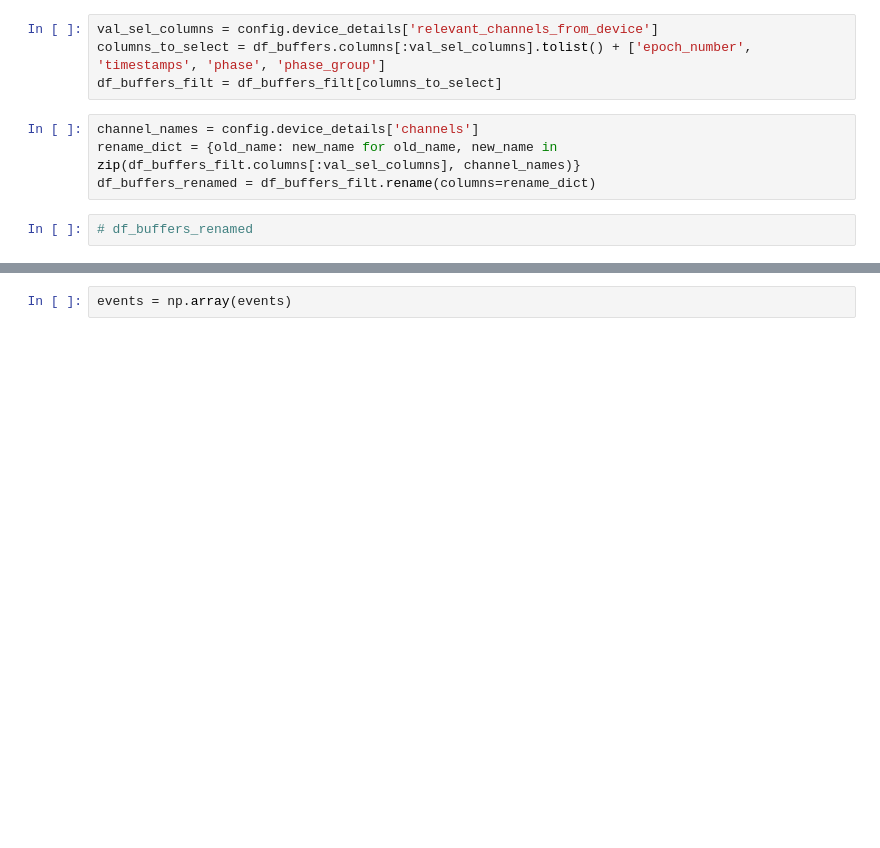
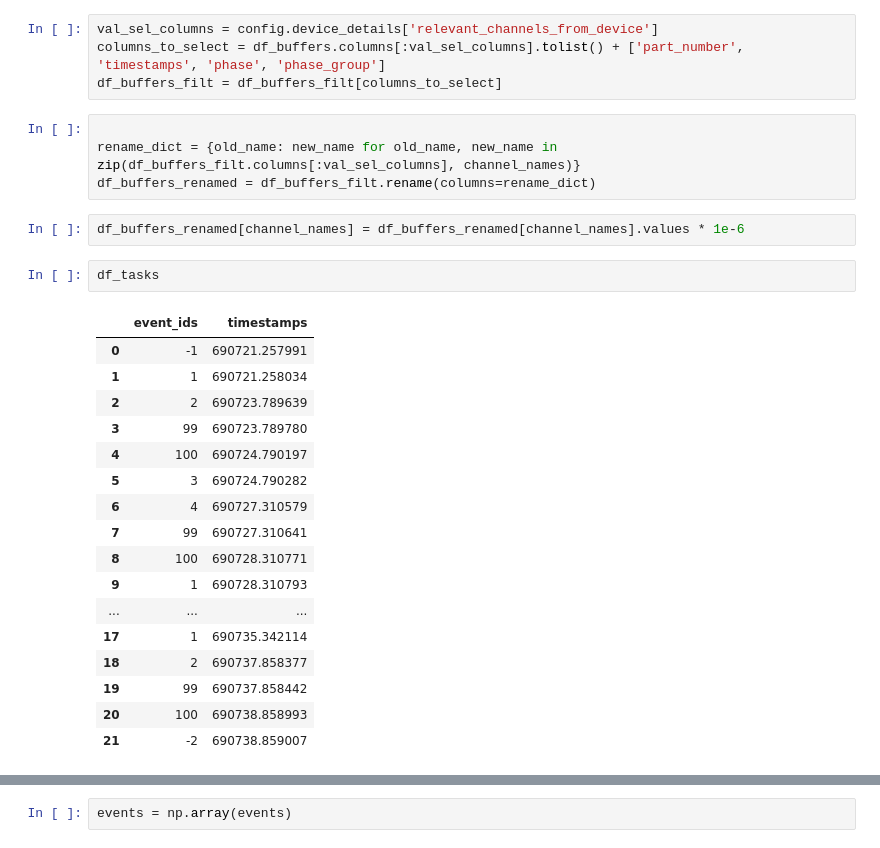
Before and after one commit to cosmicdonut1/NEvol-project, a Jupyter notebook: epoching_logic.ipynb, the cells around one changed output, grey strips where cells are left out. Saved outputs shown, nothing was run; the diff lists cells and outputs as text; blank space fills up the shorter version.

```diff
--- a/epoching_logic.ipynb
+++ b/epoching_logic.ipynb
@@ -139,10 +385,30 @@ df_phase_map = df_buffers_filt[['phase_group', 'phase']].drop_duplicates()
 # %%
 val_sel_columns = config.device_details['relevant_channels_from_device']
-columns_to_select = df_buffers.columns[:val_sel_columns].tolist() + ['epoch_number', 'timestamps', 'phase', 'phase_group']
+columns_to_select = df_buffers.columns[:val_sel_columns].tolist() + ['part_number', 'timestamps', 'phase', 'phase_group']
 df_buffers_filt = df_buffers_filt[columns_to_select]
 # %%
-channel_names = config.device_details['channels']
+
 rename_dict = {old_name: new_name for old_name, new_name in zip(df_buffers_filt.columns[:val_sel_columns], channel_names)}
 df_buffers_renamed = df_buffers_filt.rename(columns=rename_dict)
-# %%
-# df_buffers_renamed
+# %%
+df_buffers_renamed[channel_names] = df_buffers_renamed[channel_names].values * 1e-6
+# %%
+df_tasks
+# %% [output]
+|  | event_ids | timestamps |
+| 0 | -1 | 690721.257991 |
+| 1 | 1 | 690721.258034 |
+| 2 | 2 | 690723.789639 |
+| 3 | 99 | 690723.789780 |
+| 4 | 100 | 690724.790197 |
+| 5 | 3 | 690724.790282 |
+| 6 | 4 | 690727.310579 |
+| 7 | 99 | 690727.310641 |
+| 8 | 100 | 690728.310771 |
+| 9 | 1 | 690728.310793 |
+| ... | ... | ... |
+| 17 | 1 | 690735.342114 |
+| 18 | 2 | 690737.858377 |
+| 19 | 99 | 690737.858442 |
+| 20 | 100 | 690738.858993 |
+| 21 | -2 | 690738.859007 |
```
Also changed, not shown: parts of 60 cells of this notebook, 41 other files.
